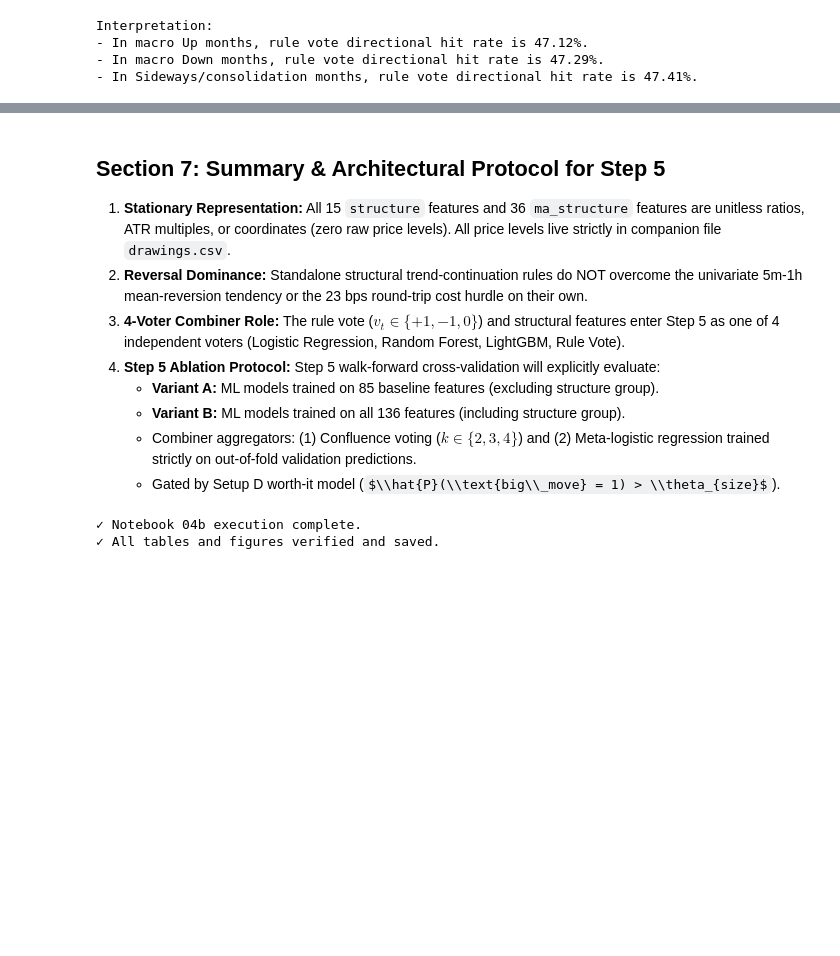
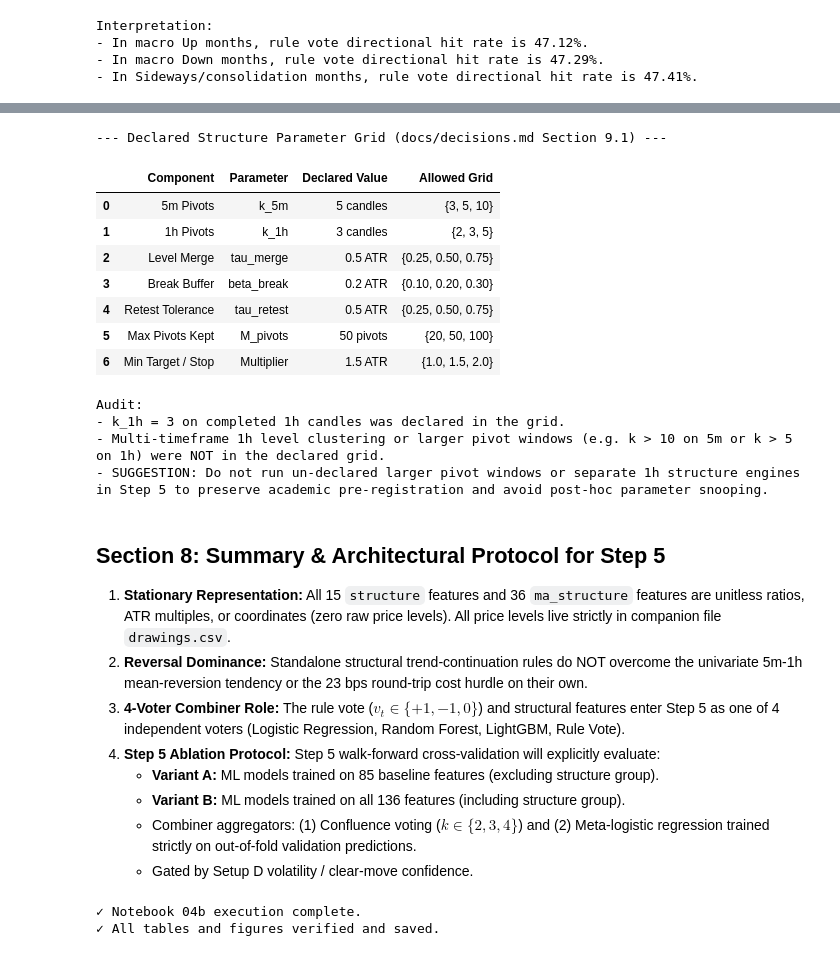
Before and after one commit to DSK-champ/Stock-Market-ML-Indicator, a Jupyter notebook: ML/notebooks/04b_Structure_Engine.ipynb, the cells around one changed output, grey strips where cells are left out. Saved outputs shown, nothing was run; the diff lists cells and outputs as text; code cells hidden in the pictures; some formulas as TeX source; blank space fills up the shorter version.

Commit message:
step 4b approved

```diff
--- a/ML/notebooks/04b_Structure_Engine.ipynb
+++ b/ML/notebooks/04b_Structure_Engine.ipynb
@@ -360,5 +401,38 @@ Interpretation:
+# %%
+# Parameter Grid Display & SUGGESTION Audit
+grid_data = [
+    {"Component": "5m Pivots", "Parameter": "k_5m", "Declared Value": "5 candles", "Allowed Grid": "{3, 5, 10}"},
+    {"Component": "1h Pivots", "Parameter": "k_1h", "Declared Value": "3 candles", "Allowed Grid": "{2, 3, 5}"},
+    {"Component": "Level Merge", "Parameter": "tau_merge", "Declared Value": "0.5 ATR", "Allowed Grid": "{0.25, 0.50, 0.75}"},
+    {"Component": "Break Buffer", "Parameter": "beta_break", "Declared Value": "0.2 ATR", "Allowed Grid": "{0.10, 0.20, 0.30}"},
+    {"Component": "Retest Tolerance", "Parameter": "tau_retest", "Declared Value": "0.5 ATR", "Allowed Grid": "{0.25, 0.50, 0.75}"},
+    {"Component": "Max Pivots Kept", "Parameter": "M_pivots", "Declared Value": "50 pivots", "Allowed Grid": "{20, 50, 100}"},
+    {"Component": "Min Target / Stop", "Parameter": "Multiplier", "Declared Value": "1.5 ATR", "Allowed Grid": "{1.0, 1.5, 2.0}"},
+]
+df_grid = pd.DataFrame(grid_data)
+print("--- Declared Structure Parameter Grid (docs/decisions.md Section 9.1) ---")
+display(df_grid)
+
+print("\nAudit:")
+print("- k_1h = 3 on completed 1h candles was declared in the grid.")
+print("- Multi-timeframe 1h level clustering or larger pivot windows (e.g. k > 10 on 5m or k > 5 on 1h) were NOT in the declared grid.")
+print("- SUGGESTION: Do not run un-declared larger pivot windows or separate 1h structure engines in Step 5 to preserve academic pre-registration and avoid post-hoc parameter snooping.")
+# %% [output]
+--- Declared Structure Parameter Grid (docs/decisions.md Section 9.1) ---
+|  | Component | Parameter | Declared Value | Allowed Grid |
+| 0 | 5m Pivots | k_5m | 5 candles | {3, 5, 10} |
+| 1 | 1h Pivots | k_1h | 3 candles | {2, 3, 5} |
+| 2 | Level Merge | tau_merge | 0.5 ATR | {0.25, 0.50, 0.75} |
+| 3 | Break Buffer | beta_break | 0.2 ATR | {0.10, 0.20, 0.30} |
+| 4 | Retest Tolerance | tau_retest | 0.5 ATR | {0.25, 0.50, 0.75} |
+| 5 | Max Pivots Kept | M_pivots | 50 pivots | {20, 50, 100} |
+| 6 | Min Target / Stop | Multiplier | 1.5 ATR | {1.0, 1.5, 2.0} |
+Audit:
+- k_1h = 3 on completed 1h candles was declared in the grid.
+- Multi-timeframe 1h level clustering or larger pivot windows (e.g. k > 10 on 5m or k > 5 on 1h) were NOT in the declared grid.
+- SUGGESTION: Do not run un-declared larger pivot windows or separate 1h structure engines in Step 5 to preserve academic pre-registration and avoid post-hoc parameter snooping.
 # %% [markdown]
-## Section 7: Summary & Architectural Protocol for Step 5
+## Section 8: Summary & Architectural Protocol for Step 5
 1. **Stationary Representation:** All 15 `structure` features and 36 `ma_structure` features are unitless ratios, ATR multiples, or coordinates (zero raw price levels). All price levels live strictly in companion file `drawings.csv`.
 2. **Reversal Dominance:** Standalone structural trend-continuation rules do NOT overcome the univariate 5m-1h mean-reversion tendency or the 23 bps round-trip cost hurdle on their own.
 3. **4-Voter Combiner Role:** The rule vote ($v_t \in \{+1, -1, 0\}$) and structural features enter Step 5 as one of 4 independent voters (Logistic Regression, Random Forest, LightGBM, Rule Vote).
@@ -366,7 +440,7 @@ Interpretation:
    - **Variant A:** ML models trained on 85 baseline features (excluding structure group).
    - **Variant B:** ML models trained on all 136 features (including structure group).
    - Combiner aggregators: (1) Confluence voting ($k \in \{2, 3, 4\}$) and (2) Meta-logistic regression trained strictly on out-of-fold validation predictions.
-   - Gated by Setup D worth-it model ($\\hat{P}(\\text{big\\_move} = 1) > \\theta_{size}$).
+   - Gated by Setup D volatility / clear-move confidence.
 # %%
 print("✓ Notebook 04b execution complete.")
 print(f"✓ All tables and figures verified and saved.")
```
Also changed, not shown: parts of 21 cells of this notebook, 15 other files.
